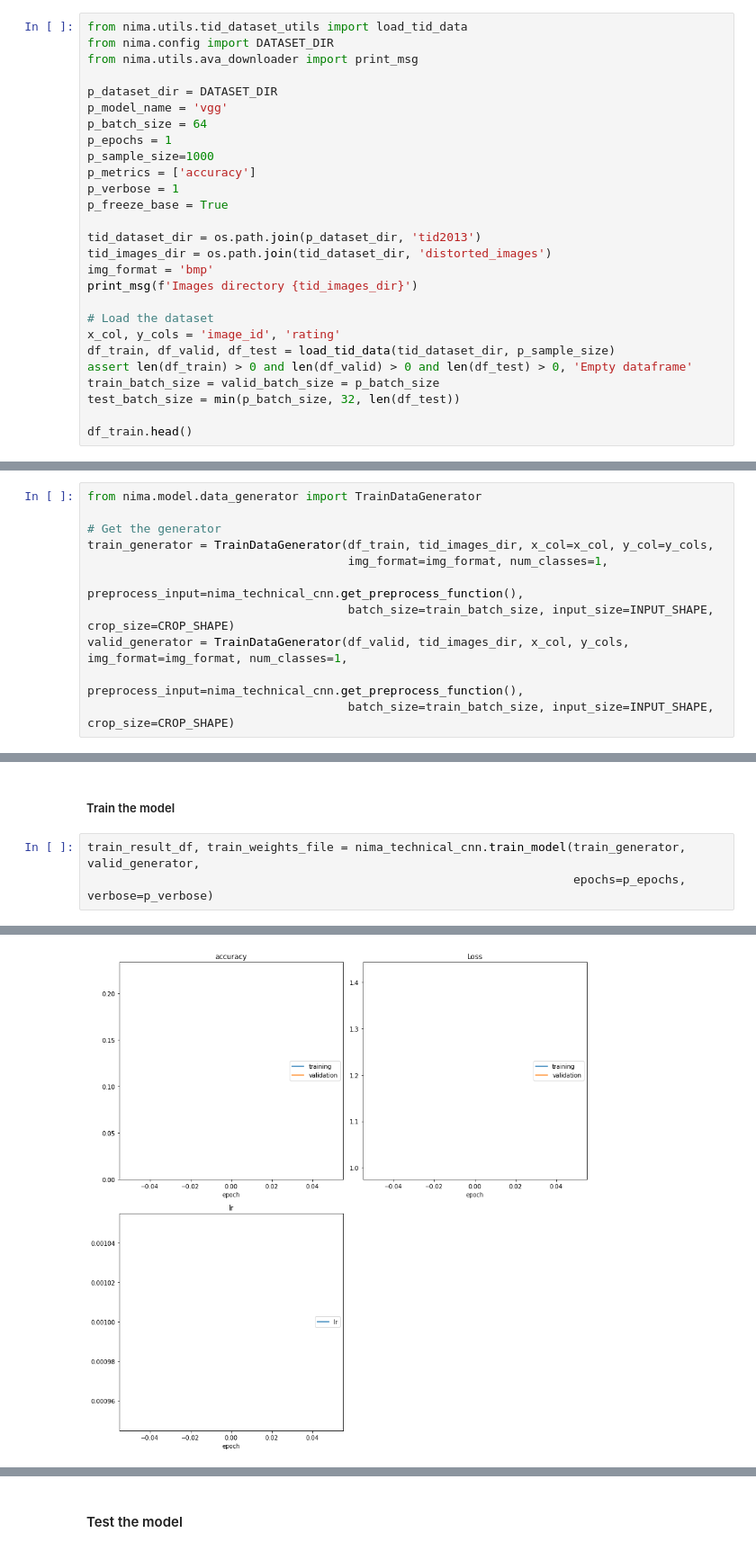
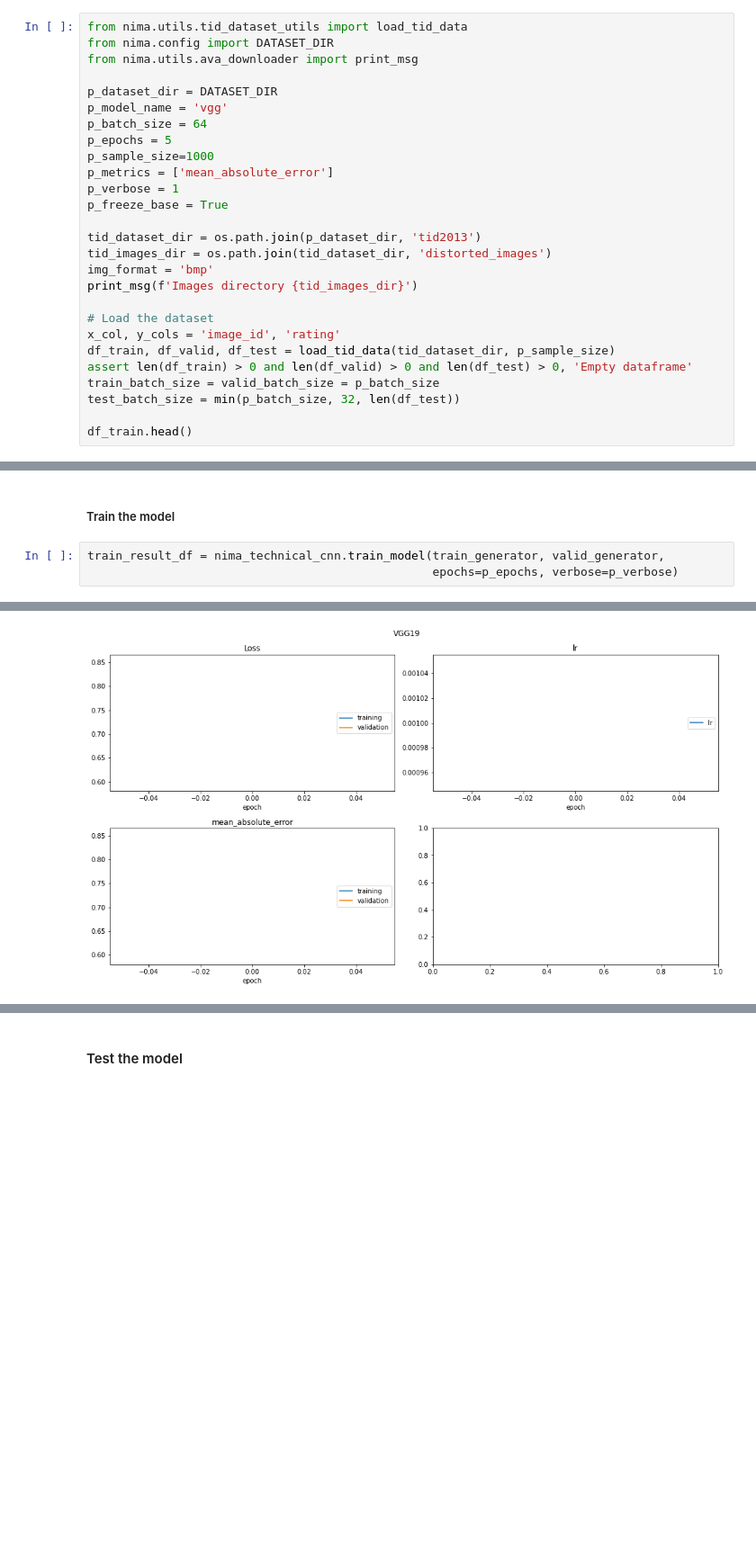
Before and after one commit to maindolaamit/nima, a Jupyter notebook: notebooks/tid_train_model.ipynb, the cells around one changed output, grey strips where cells are left out. Shown at 90% size. Drawn from its saved outputs; the diff is of its cells as text; blank space fills up the shorter version.

Commit message:
minor updates in model_builder, data_generator

```diff
--- a/notebooks/tid_train_model.ipynb
+++ b/notebooks/tid_train_model.ipynb
@@ -62,9 +39,9 @@ from nima.utils.ava_downloader import print_msg
 p_dataset_dir = DATASET_DIR
 p_model_name = 'vgg'
 p_batch_size = 64
-p_epochs = 1
+p_epochs = 5
 p_sample_size=1000
-p_metrics = ['accuracy']
+p_metrics = ['mean_absolute_error']
 p_verbose = 1
 p_freeze_base = True
 
@@ -137,14 +118,3 @@ Non-trainable params: 20,024,384
 _________________________________________________________________
 # %% [markdown]
 ### Create Model
-# %%
-from nima.model.data_generator import TrainDataGenerator
-
-# Get the generator
-train_generator = TrainDataGenerator(df_train, tid_images_dir, x_col=x_col, y_col=y_cols,
-                                     img_format=img_format, num_classes=1,
-                                     preprocess_input=nima_technical_cnn.get_preprocess_function(),
-                                     batch_size=train_batch_size, input_size=INPUT_SHAPE, crop_size=CROP_SHAPE)
-valid_generator = TrainDataGenerator(df_valid, tid_images_dir, x_col, y_cols, img_format=img_format, num_classes=1,
-                                     preprocess_input=nima_technical_cnn.get_preprocess_function(),
-                                     batch_size=train_batch_size, input_size=INPUT_SHAPE, crop_size=CROP_SHAPE)
@@ -154,6 +121,6 @@ valid_generator = TrainDataGenerator(df_valid, tid_images_dir, x_col, y_cols, im
 # %% [markdown]
 ##### Train the model
 # %%
-train_result_df, train_weights_file = nima_technical_cnn.train_model(train_generator, valid_generator,
-                                                                     epochs=p_epochs, verbose=p_verbose)
+train_result_df = nima_technical_cnn.train_model(train_generator, valid_generator,
+                                                 epochs=p_epochs, verbose=p_verbose)
 # %% [output]
@@ -160 +131 @@ train_result_df, train_weights_file = nima_technical_cnn.train_model(train_gener
-[figure, old version]
+[figure, new version]
```
Also changed, not shown: parts of 16 cells of this notebook, 6 other files.
